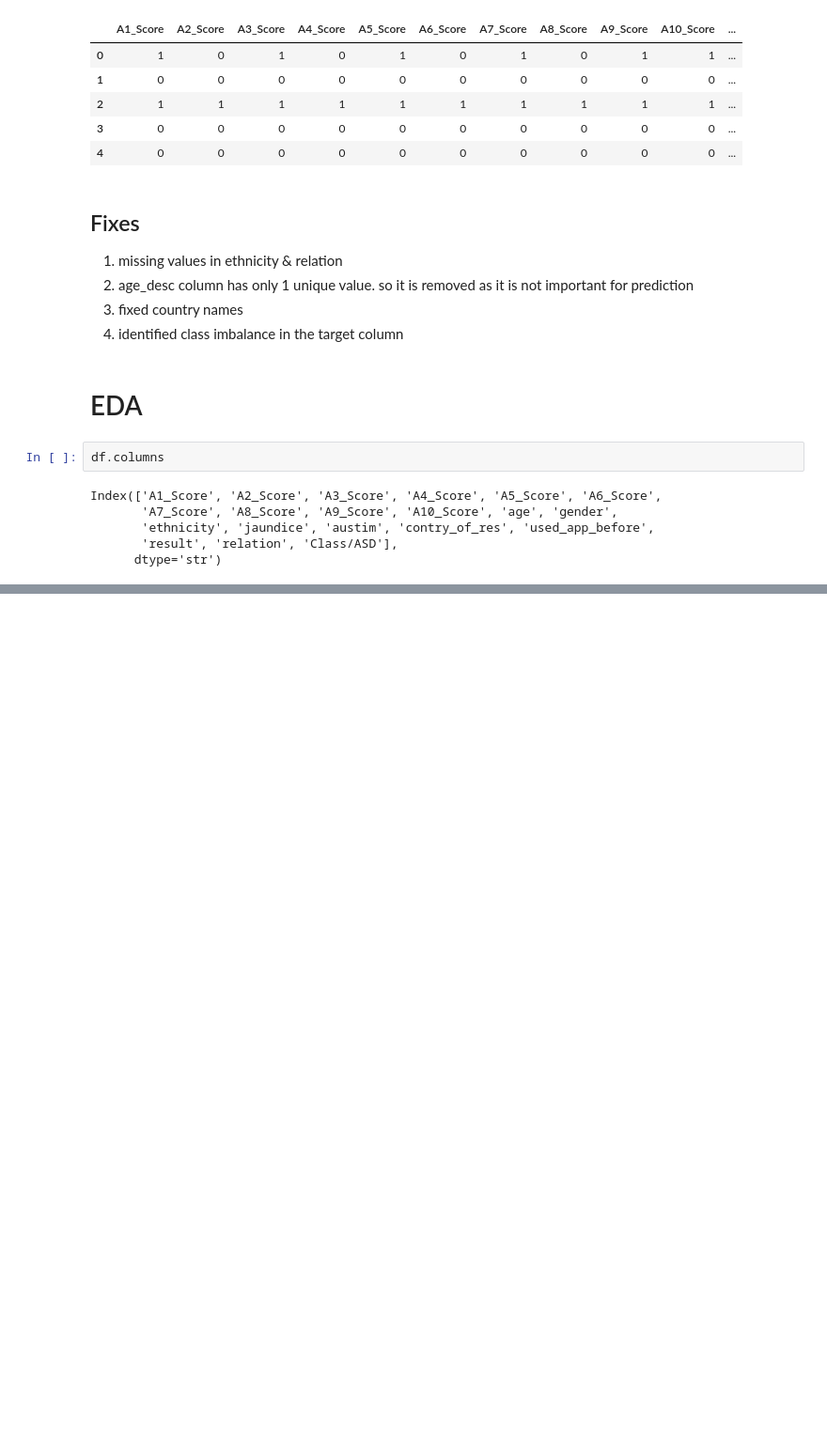
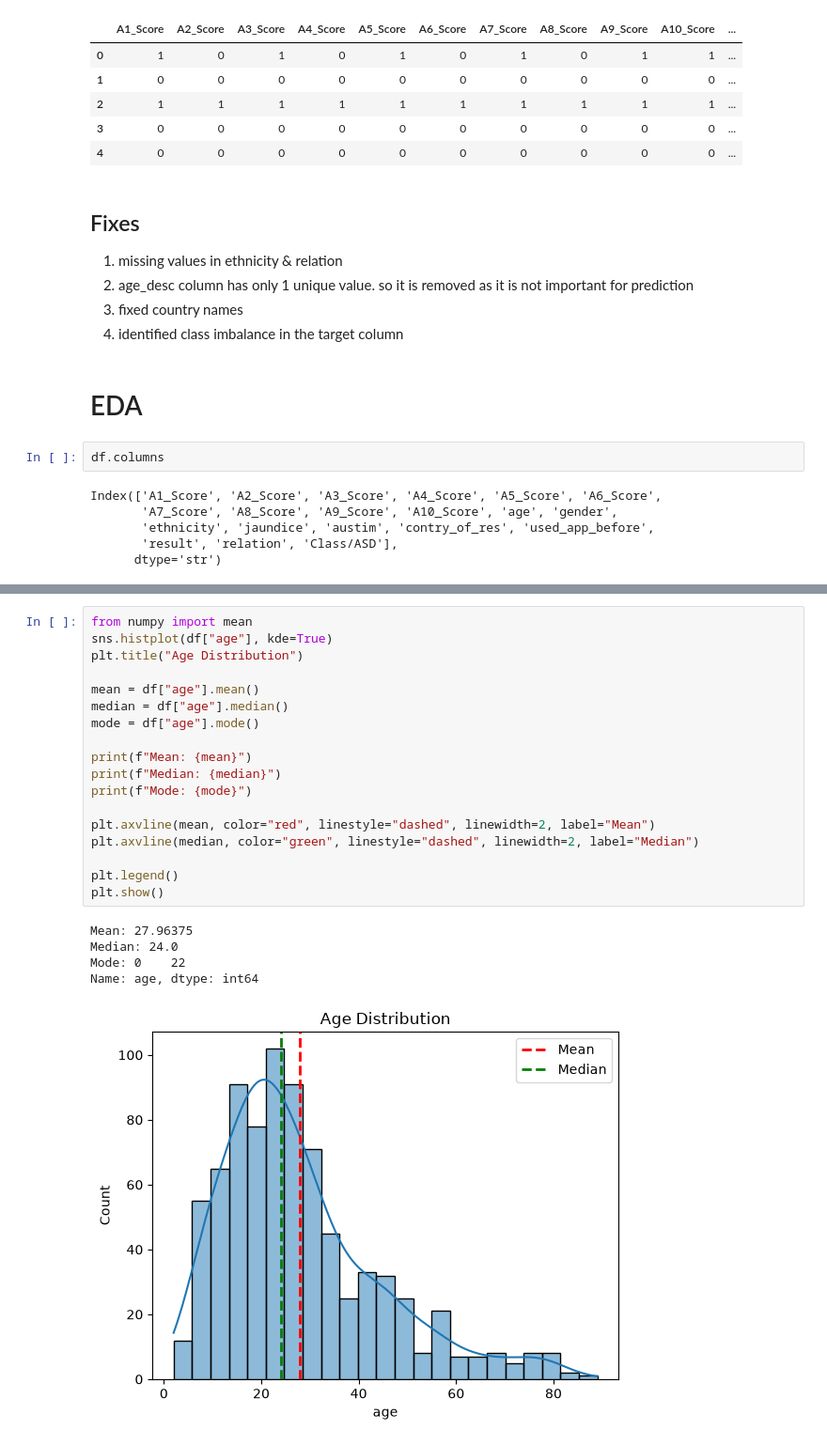
Before and after one commit to Shahria-Faysal/AutismMaxxing, a Jupyter notebook: Autism_Predict_Model.ipynb, the cells around one changed output, grey strips where cells are left out. Shown at 94% size. Drawn from its saved outputs; the diff is of its cells as text; blank space fills up the shorter version.

Commit message:
done with initial visualization

```diff
--- a/Autism_Predict_Model.ipynb
+++ b/Autism_Predict_Model.ipynb
@@ -216,3 +216,27 @@ df.describe()
 | 50% | 1.000000 | 1.000000 | 0.000000 | 0.00000 | 0.000000 | 0.000000 | 0.000000 | 1.000000 | 0.000000 | 1.000000 | ... |
 | 75% | 1.000000 | 1.000000 | 1.000000 | 1.00000 | 1.000000 | 1.000000 | 1.000000 | 1.000000 | 1.000000 | 1.000000 | ... |
 | max | 1.000000 | 1.000000 | 1.000000 | 1.00000 | 1.000000 | 1.000000 | 1.000000 | 1.000000 | 1.000000 | 1.000000 | ... |
+# %%
+from numpy import mean
+sns.histplot(df["age"], kde=True)
+plt.title("Age Distribution")
+
+mean = df["age"].mean()
+median = df["age"].median()
+mode = df["age"].mode()
+
+print(f"Mean: {mean}")
+print(f"Median: {median}")
+print(f"Mode: {mode}")
+
+plt.axvline(mean, color="red", linestyle="dashed", linewidth=2, label="Mean")
+plt.axvline(median, color="green", linestyle="dashed", linewidth=2, label="Median")
+
+plt.legend()
+plt.show()
+# %% [output]
+Mean: 27.96375
+Median: 24.0
+Mode: 0    22
+Name: age, dtype: int64
+[figure, added]
```
Also changed, not shown: parts of 11 cells of this notebook.
